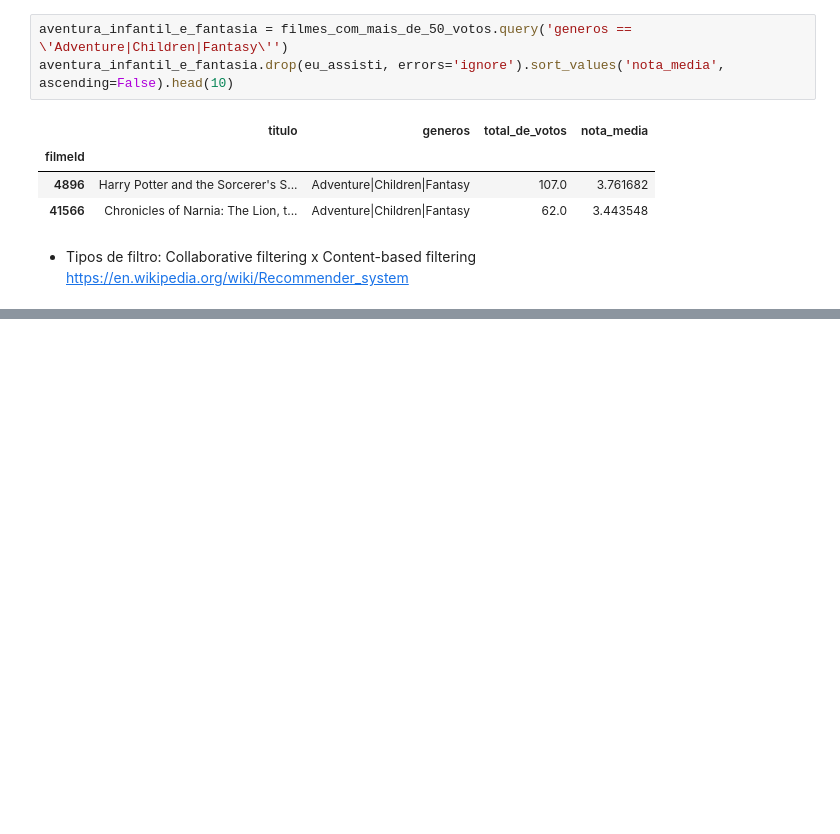
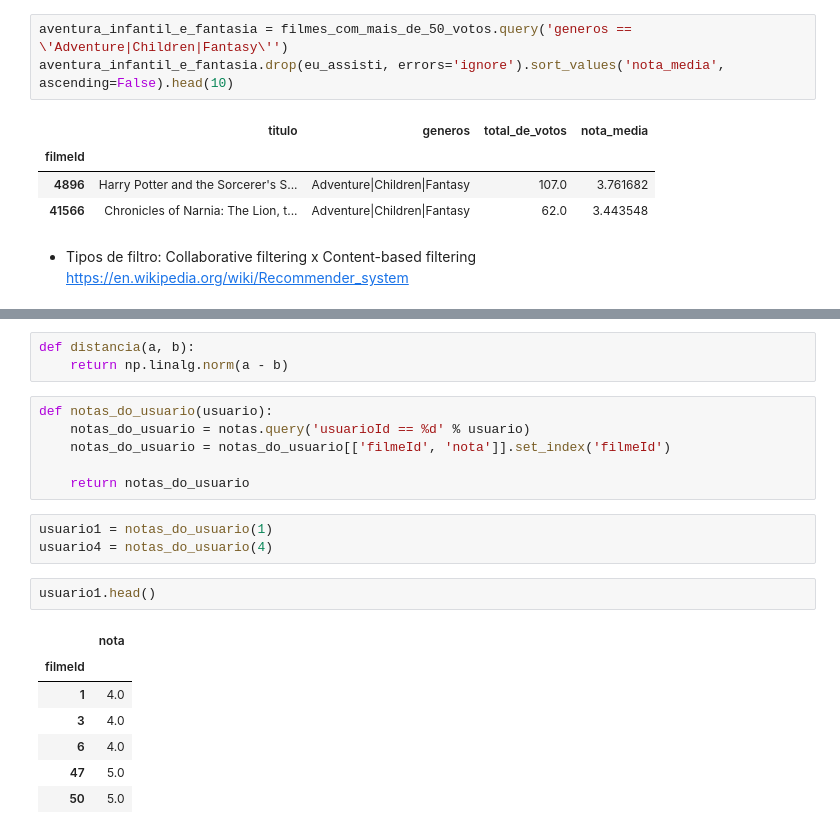
Before and after one commit to LuTDC/ml_negocios_digitais, a Jupyter notebook: Machine Learning - Intro a sistemas de recomendação em Python/Projeto.ipynb, the cells around one changed output, grey strips where cells are left out. Saved outputs shown, nothing was run; the diff lists cells and outputs as text; blank space fills up the shorter version.

```diff
--- a/Machine Learning - Intro a sistemas de recomendação em Python/Projeto.ipynb
+++ b/Machine Learning - Intro a sistemas de recomendação em Python/Projeto.ipynb
@@ -177,0 +229,22 @@ https://en.wikipedia.org/wiki/Recommender_system
+# %%
+def distancia(a, b):
+    return np.linalg.norm(a - b)
+# %%
+def notas_do_usuario(usuario):
+    notas_do_usuario = notas.query('usuarioId == %d' % usuario)
+    notas_do_usuario = notas_do_usuario[['filmeId', 'nota']].set_index('filmeId')
+
+    return notas_do_usuario
+# %%
+usuario1 = notas_do_usuario(1)
+usuario4 = notas_do_usuario(4)
+# %%
+usuario1.head()
+# %% [output]
+|  | nota |
+| filmeId |  |
+| 1 | 4.0 |
+| 3 | 4.0 |
+| 6 | 4.0 |
+| 47 | 5.0 |
+| 50 | 5.0 |
```
Also changed, not shown: parts of 14 cells of this notebook.
